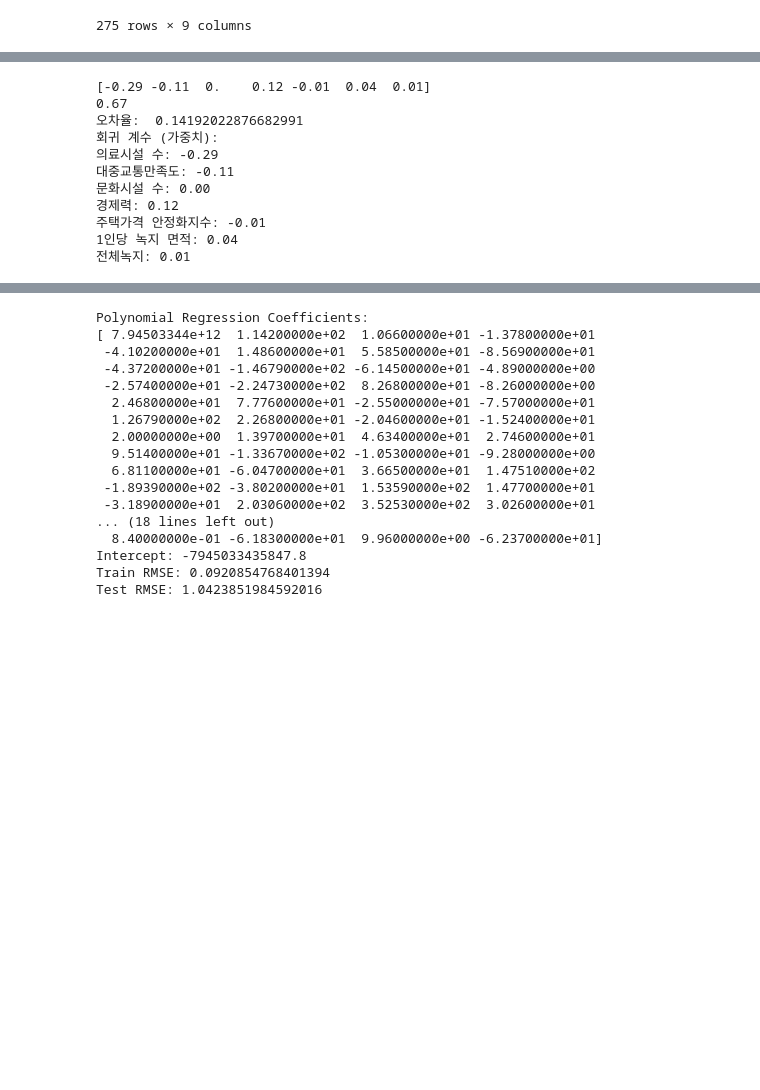
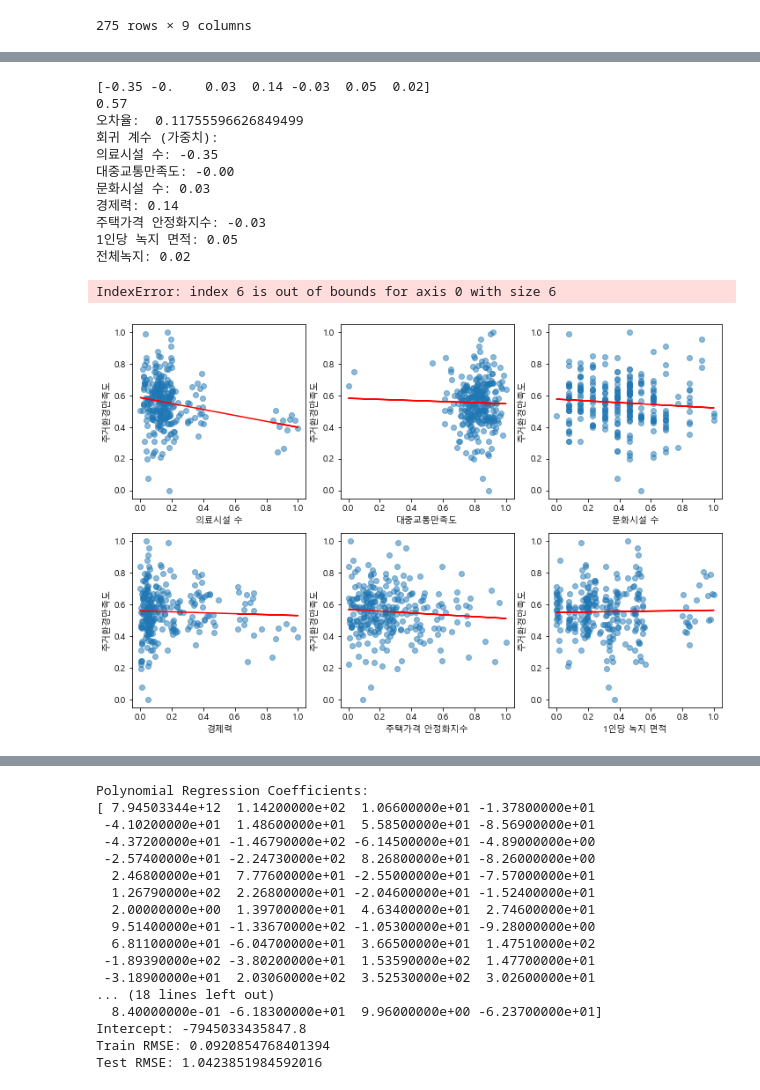
Before and after one commit to Choiterry/AI-Study, a Jupyter notebook: life_data_pearson_linear.ipynb, the cells around one changed output, grey strips where cells are left out. Cells and saved outputs as stored; diff of their text form; code cells hidden in the pictures; blank space fills up the shorter version.

```diff
--- a/life_data_pearson_linear.ipynb
+++ b/life_data_pearson_linear.ipynb
@@ -107,41 +95,67 @@ plt.show()
 # %%
 import seaborn as sns
 from sklearn.model_selection import train_test_split
 from sklearn.linear_model import LinearRegression
 from sklearn.metrics import mean_squared_error
 import numpy as np
 import matplotlib.pyplot as plt
 
 x_data = df_a_normalized[cols[:7]]
 y_data = df_a_normalized['주거환경만족도']
-X_train, X_test, y_train, y_test = train_test_split(x_data, y_data, test_size=0.4, random_state=42)
+X_train, X_test, y_train, y_test = train_test_split(x_data, y_data, test_size=0.2, random_state=42)
 
 lr = LinearRegression()
 lr.fit(X_train, y_train)
 
 print(np.round(lr.coef_, 2))
 print(np.round(lr.intercept_, 2))
-pred = lr.predict(x_data)
+train_pred = lr.predict(X_train)
+test_pred = lr.predict(X_test)
 
 
-rmse = np.sqrt(mean_squared_error(y_data, pred))
+rmse = np.sqrt(mean_squared_error(y_test, test_pred))
 print("오차율: ",rmse)
 
 print("회귀 계수 (가중치):")
 for i, col in enumerate(cols[:7]):
     print("{}: {:.2f}".format(col, lr.coef_[i]))
+
+x_data = df_a_normalized[cols[:7]]
+y_data = df_a_normalized['주거환경만족도']
+
+# Create subplots for each feature
+fig, axes = plt.subplots(2, 3, figsize=(12, 8))
+axes = axes.flatten()
+
+# Plot scatter plots with linear regression line for each feature
+for i, col in enumerate(x_data.columns):
+    ax = axes[i]
+    ax.scatter(x_data[col], y_data, alpha=0.5)
+    ax.set_xlabel(col)
+    ax.set_ylabel('주거환경만족도')
+
+    # Fit linear regression line
+    lr = LinearRegression()
+    lr.fit(x_data[[col]], y_data)
+    y_pred = lr.predict(x_data[[col]])
+    ax.plot(x_data[col], y_pred, color='red')
+
+plt.tight_layout()
+plt.show()
 # %% [output]
-[-0.29 -0.11  0.    0.12 -0.01  0.04  0.01]
-0.67
-오차율:  0.14192022876682991
+[-0.35 -0.    0.03  0.14 -0.03  0.05  0.02]
+0.57
+오차율:  0.11755596626849499
 회귀 계수 (가중치):
-의료시설 수: -0.29
-대중교통만족도: -0.11
-문화시설 수: 0.00
-경제력: 0.12
-주택가격 안정화지수: -0.01
-1인당 녹지 면적: 0.04
-전체녹지: 0.01
+의료시설 수: -0.35
+대중교통만족도: -0.00
+문화시설 수: 0.03
+경제력: 0.14
+주택가격 안정화지수: -0.03
+1인당 녹지 면적: 0.05
+전체녹지: 0.02
+IndexError: index 6 is out of bounds for axis 0 with size 6
+[figure, added]
 # %%
 import seaborn as sns
 import matplotlib.pyplot as plt
```
Also changed, not shown: parts of 6 cells of this notebook, 2 other files.
